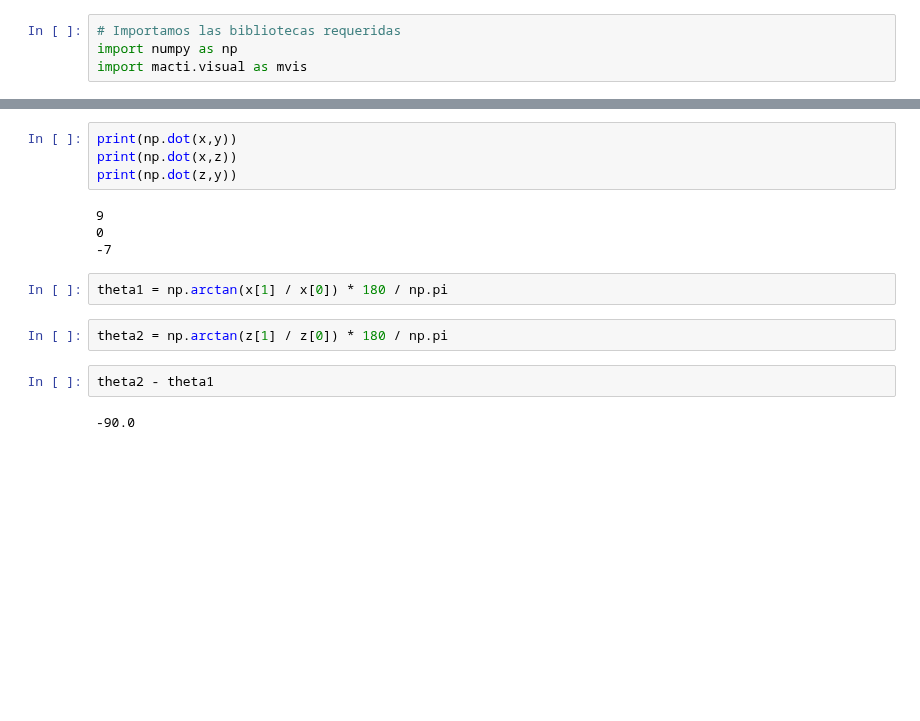
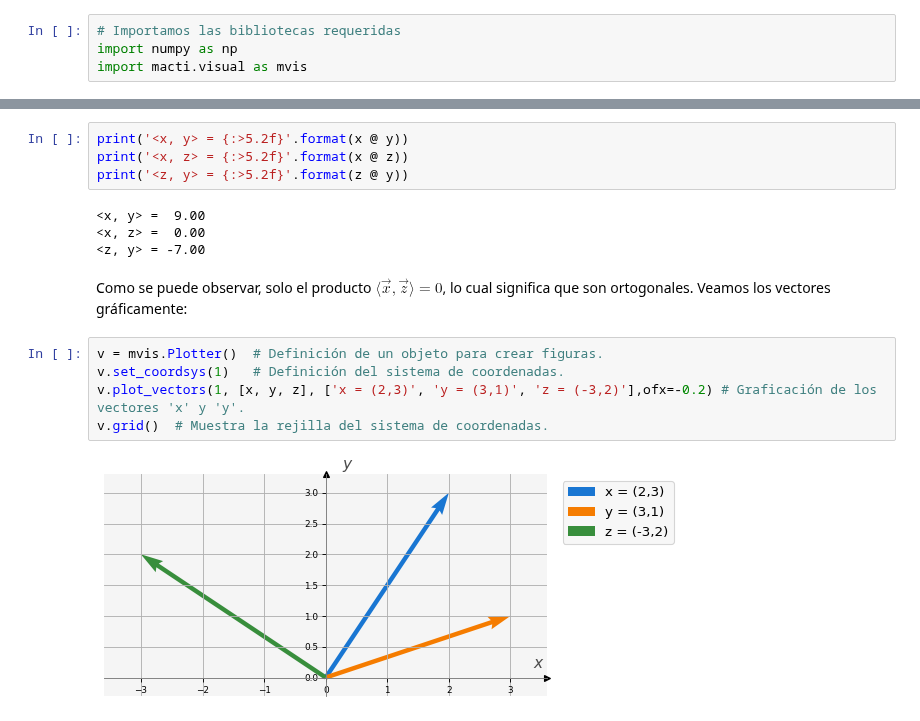
Before and after one commit to luiggix/macti_notes, a Jupyter notebook: notebooks/Vectores/02_Producto_Escalar.ipynb, the cells around one changed output, grey strips where cells are left out. Cells and saved outputs as stored; diff of their text form; blank space fills up the shorter version.

```diff
--- a/notebooks/Vectores/02_Producto_Escalar.ipynb
+++ b/notebooks/Vectores/02_Producto_Escalar.ipynb
@@ -63,16 +99,17 @@ v.grid()  # Muestra la rejilla del sistema de coordenadas.
 # %%
-print(np.dot(x,y))
-print(np.dot(x,z))
-print(np.dot(z,y))
+print('<x, y> = {:>5.2f}'.format(x @ y))
+print('<x, z> = {:>5.2f}'.format(x @ z))
+print('<z, y> = {:>5.2f}'.format(z @ y))
 # %% [output]
-9
-0
--7
+<x, y> =  9.00
+<x, z> =  0.00
+<z, y> = -7.00
-# %%
-theta1 = np.arctan(x[1] / x[0]) * 180 / np.pi
-# %%
-theta2 = np.arctan(z[1] / z[0]) * 180 / np.pi
-# %%
-theta2 - theta1
-# %% [output]
--90.0
+# %% [markdown]
+Como se puede observar, solo el producto $\langle \vec{x}, \vec{z} \rangle = 0$, lo cual significa que son ortogonales. Veamos los vectores gráficamente:
+# %%
+v = mvis.Plotter()  # Definición de un objeto para crear figuras.
+v.set_coordsys(1)   # Definición del sistema de coordenadas.
+v.plot_vectors(1, [x, y, z], ['x = (2,3)', 'y = (3,1)', 'z = (-3,2)'],ofx=-0.2) # Graficación de los vectores 'x' y 'y'.
+v.grid()  # Muestra la rejilla del sistema de coordenadas.
+# %% [output]
+[figure, new version]
```
Also changed, not shown: parts of 32 cells of this notebook.
